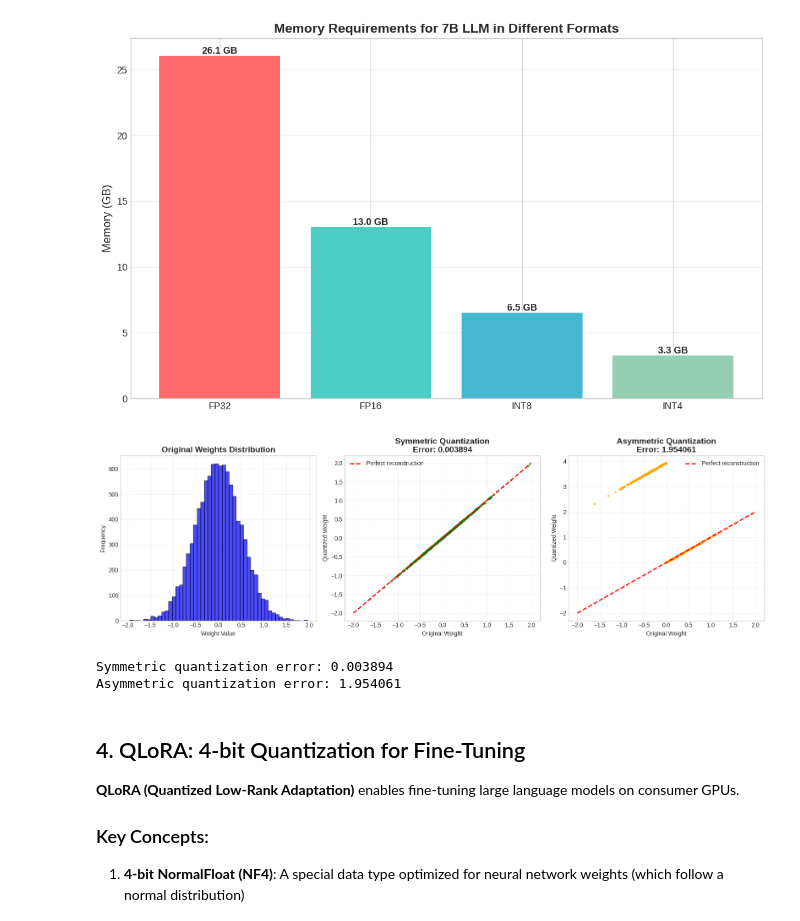
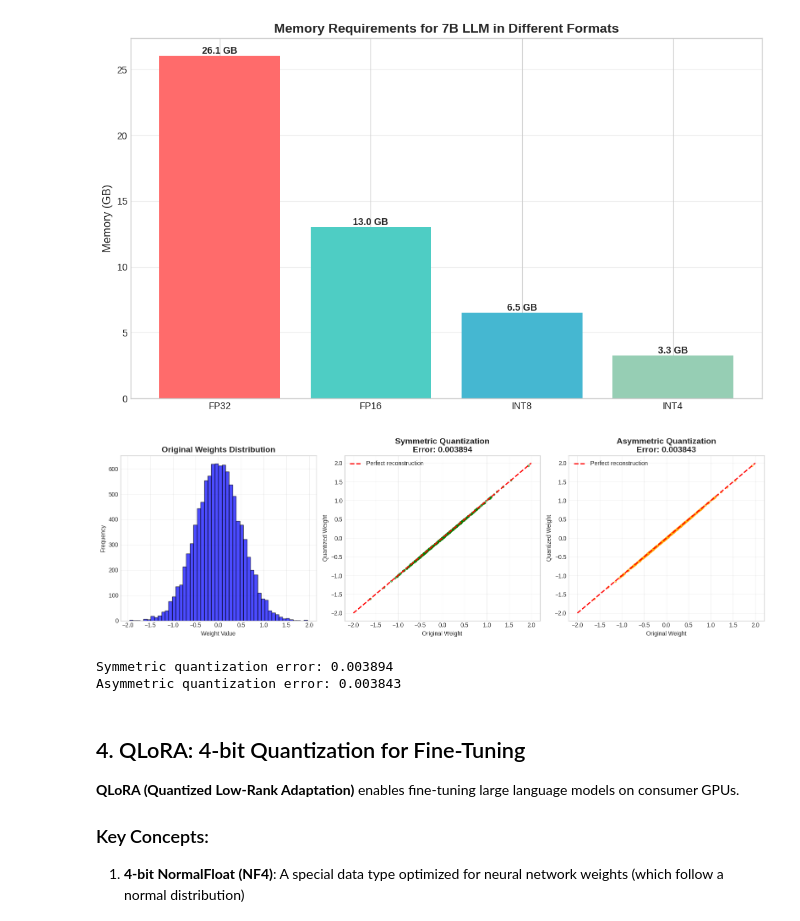
Before and after one commit to EnkrateiaLucca/llama2_oreilly_live_training, a Jupyter notebook: notebooks/6.2-quantization-precision-format-code-explanation.ipynb, the cells around one changed output. Cells and saved outputs as stored; diff of their text form; code cells hidden in the pictures.

```diff
--- a/notebooks/6.2-quantization-precision-format-code-explanation.ipynb
+++ b/notebooks/6.2-quantization-precision-format-code-explanation.ipynb
@@ -150,13 +150,13 @@ def asymmetric_quantization(weights, n_bits=8):
 
     # Calculate scale and zero-point
     scale = (max_val - min_val) / (2**n_bits - 1)
-    zero_point = int(-min_val / scale)
+    zero_point = int(np.round(-min_val / scale))
 
     # Quantize
-    quantized = np.round(weights / scale + zero_point).astype(np.uint8)
+    quantized = np.clip(np.round(weights / scale + zero_point), 0, 2**n_bits - 1).astype(np.uint8)
 
     # Dequantize
-    dequantized = (quantized - zero_point) * scale
+    dequantized = (quantized.astype(np.int32) - zero_point) * scale  # cast first: uint8 subtraction would wrap around
 
     return quantized, dequantized, scale, zero_point
 
@@ -175,36 +175,36 @@ fig, axes = plt.subplots(1, 3, figsize=(16, 5))
 axes[0].hist(weights, bins=50, alpha=0.7, color='blue', edgecolor='black')
 axes[0].set_title('Original Weights Distribution', fontsize=14, fontweight='bold')
 axes[0].set_xlabel('Weight Value')
 axes[0].set_ylabel('Frequency')
 axes[0].grid(alpha=0.3)
 
 # Symmetric quantization
 axes[1].scatter(weights[:500], sym_dequant[:500], alpha=0.5, s=10, color='green')
 axes[1].plot([-2, 2], [-2, 2], 'r--', linewidth=2, label='Perfect reconstruction')
 axes[1].set_title(f'Symmetric Quantization\nError: {sym_error:.6f}', fontsize=14, fontweight='bold')
 axes[1].set_xlabel('Original Weight')
 axes[1].set_ylabel('Quantized Weight')
 axes[1].legend()
 axes[1].grid(alpha=0.3)
 
 # Asymmetric quantization
 axes[2].scatter(weights[:500], asym_dequant[:500], alpha=0.5, s=10, color='orange')
 axes[2].plot([-2, 2], [-2, 2], 'r--', linewidth=2, label='Perfect reconstruction')
 axes[2].set_title(f'Asymmetric Quantization\nError: {asym_error:.6f}', fontsize=14, fontweight='bold')
 axes[2].set_xlabel('Original Weight')
 axes[2].set_ylabel('Quantized Weight')
 axes[2].legend()
 axes[2].grid(alpha=0.3)
 
 plt.tight_layout()
 plt.show()
 
 print(f"Symmetric quantization error: {sym_error:.6f}")
 print(f"Asymmetric quantization error: {asym_error:.6f}")
 # %% [output]
-[figure, old version]
+[figure, new version]
 Symmetric quantization error: 0.003894
-Asymmetric quantization error: 1.954061
+Asymmetric quantization error: 0.003843
 # %% [markdown]
 ## 4. QLoRA: 4-bit Quantization for Fine-Tuning
 
```
Also changed, not shown: 8 other files.
